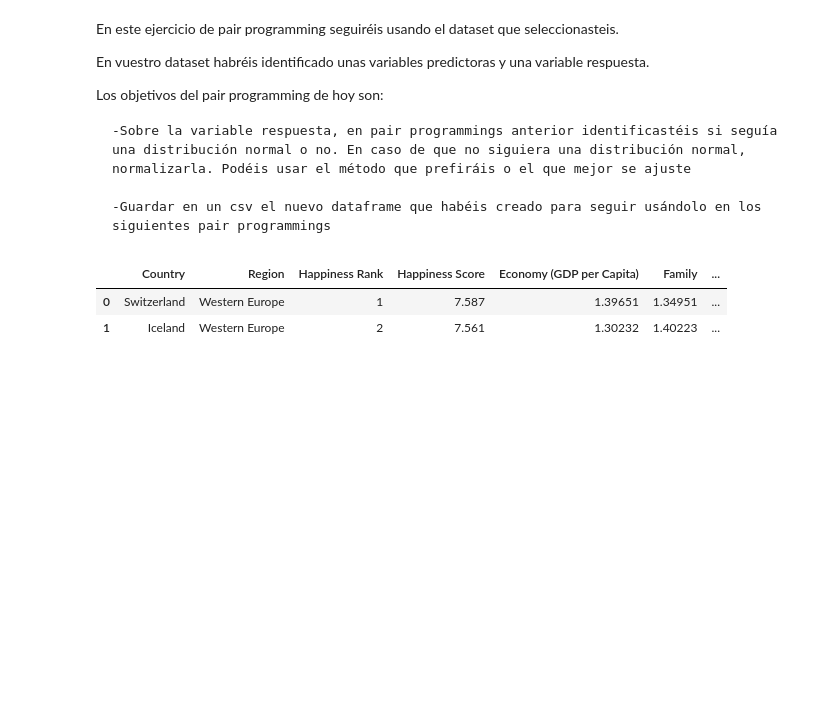
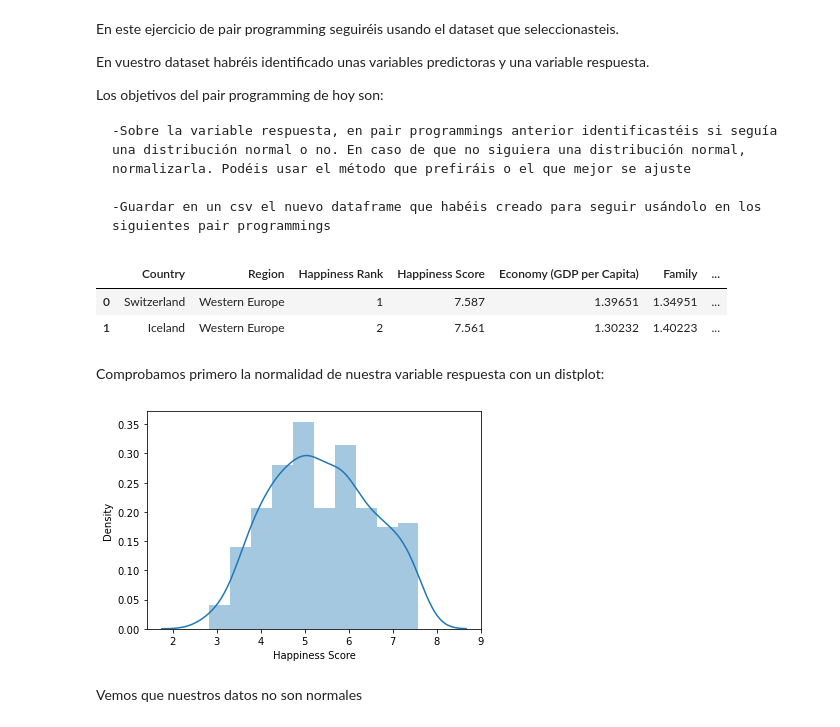
Before and after one commit to Adalab/DA-promo-c-modulo-3-sprint-1-AnaG-Laura, a Jupyter notebook: Regresón Lineal/Lección-5-Normalizacion.ipynb, the cells around one changed output. Cells and saved outputs as stored; diff of their text form; code cells hidden in the pictures; blank space fills up the shorter version.

```diff
--- a/Regresón Lineal/Lección-5-Normalizacion.ipynb
+++ b/Regresón Lineal/Lección-5-Normalizacion.ipynb
@@ -38,3 +38,11 @@ df.head(2)
 |  | Country | Region | Happiness Rank | Happiness Score | Economy (GDP per Capita) | Family | ... |
 | 0 | Switzerland | Western Europe | 1 | 7.587 | 1.39651 | 1.34951 | ... |
 | 1 | Iceland | Western Europe | 2 | 7.561 | 1.30232 | 1.40223 | ... |
+# %% [markdown]
+Comprobamos primero la normalidad de nuestra variable respuesta con un distplot:
+# %%
+sns.distplot(df["Happiness Score"]);
+# %% [output]
+[figure, added]
+# %% [markdown]
+Vemos que nuestros datos no son normales
```
Also changed, not shown: parts of 36 cells of this notebook, 4 other files.
